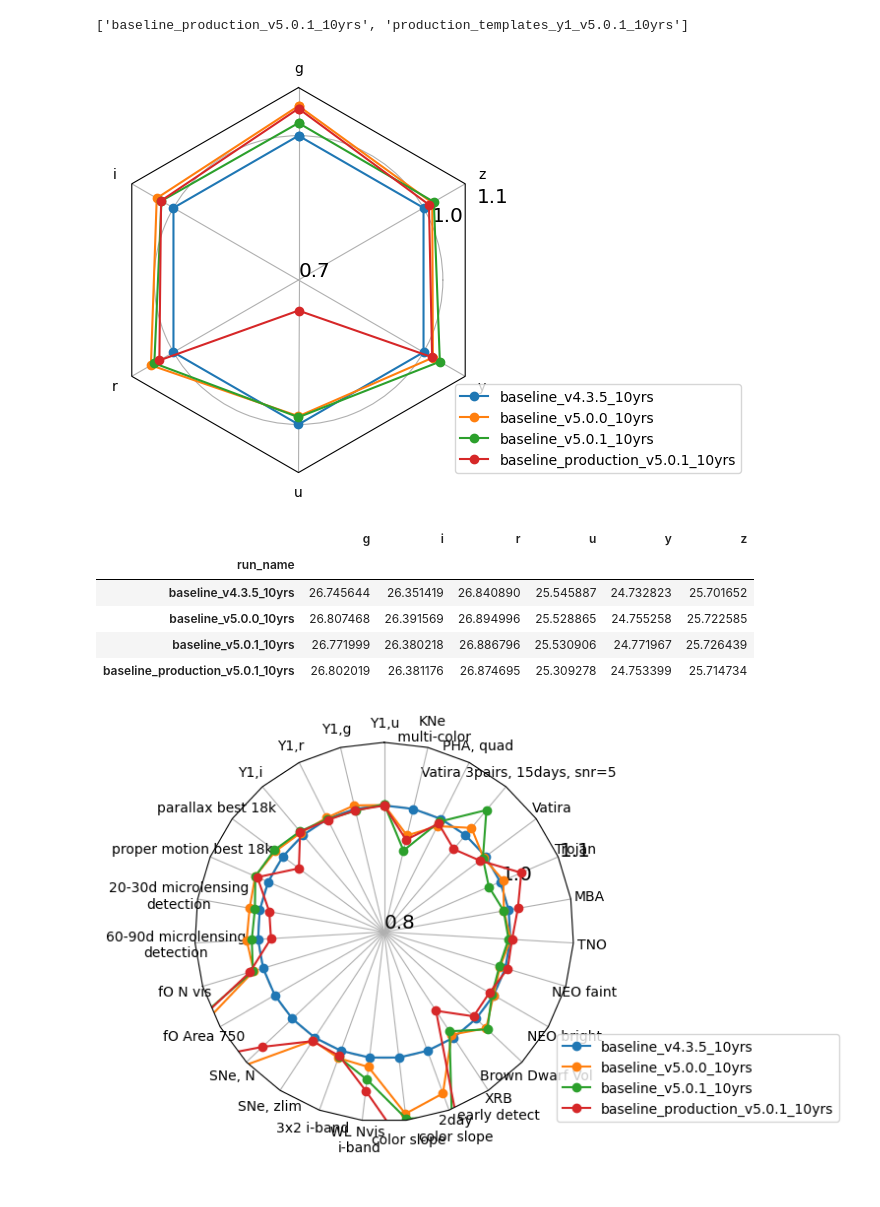
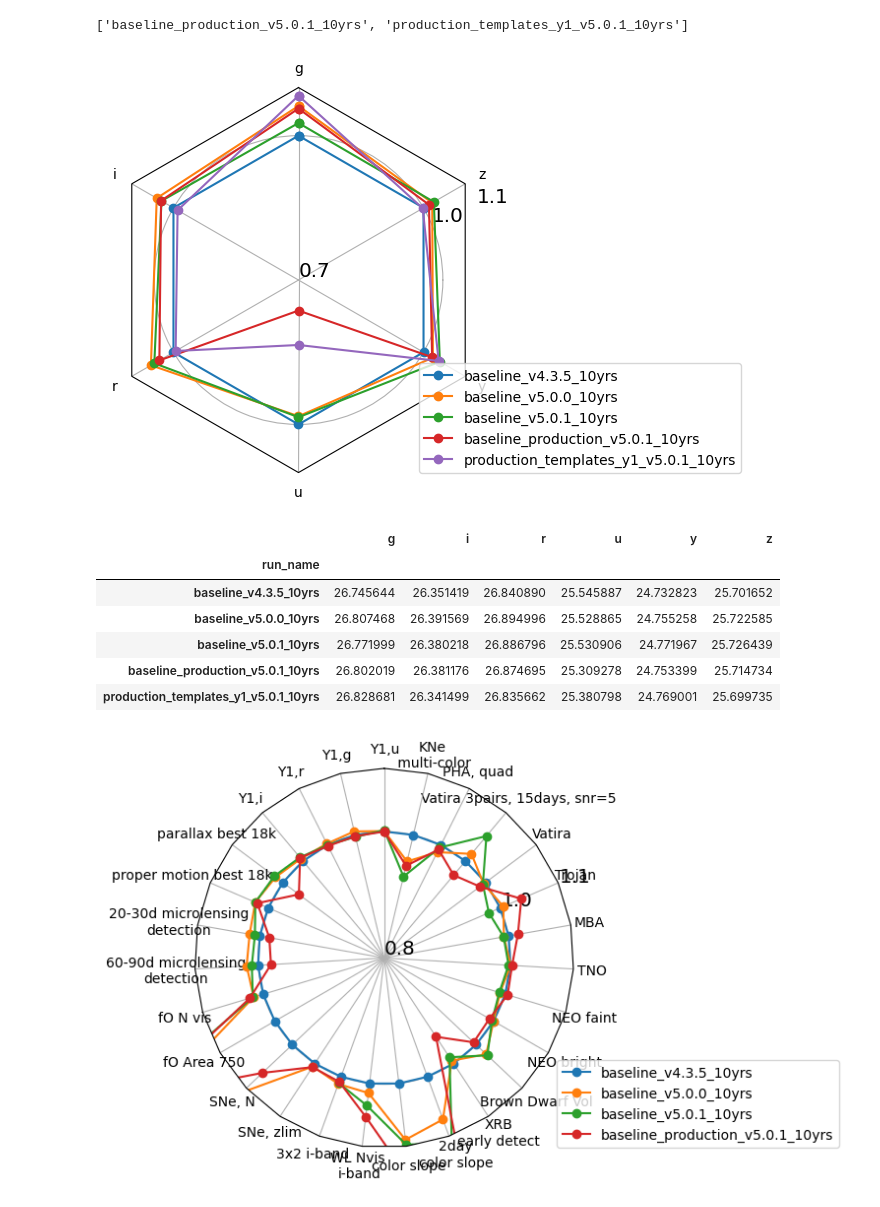
Before and after one commit to lsst-sims/sims_featureScheduler_runs5.0, a Jupyter notebook: maf/quick_look.ipynb, the cells around one changed output. Saved outputs shown, nothing was run; the diff lists cells and outputs as text; code cells hidden in the pictures.

```diff
--- a/maf/quick_look.ipynb
+++ b/maf/quick_look.ipynb
@@ -214,12 +214,12 @@ for key in gaps_dict:
 # %% [output]
 ['baseline_production_v5.0.1_10yrs', 'production_templates_y1_v5.0.1_10yrs']
 # %%
-runs = ['baseline_v4.3.5_10yrs', 'baseline_v5.0.0_10yrs', 'baseline_v5.0.1_10yrs', 'baseline_production_v5.0.1_10yrs']
+runs = ['baseline_v4.3.5_10yrs', 'baseline_v5.0.0_10yrs', 'baseline_v5.0.1_10yrs', 'baseline_production_v5.0.1_10yrs', 'production_templates_y1_v5.0.1_10yrs']
 ndata = norm_df(mag_data, runs, cols=mag_data.columns.values.tolist(),
                  mag_cols = mag_cols, norm_run='baseline_v4.3.5_10yrs')#, invert_cols=['u', 'g', 'r', 'i', 'z', 'y'])
 fig, ax = radar(ndata, legend=True, rgrids=[0.7, 1.0, 1.1], bbox_to_anchor=(1.65, 0))
 # %% [output]
-[figure, old version]
+[figure, new version]
 # %%
 mag_data.loc[runs]
 # %% [output]
@@ -229,6 +229,7 @@ mag_data.loc[runs]
 | baseline_v5.0.0_10yrs | 26.807468 | 26.391569 | 26.894996 | 25.528865 | 24.755258 | 25.722585 |
 | baseline_v5.0.1_10yrs | 26.771999 | 26.380218 | 26.886796 | 25.530906 | 24.771967 | 25.726439 |
 | baseline_production_v5.0.1_10yrs | 26.802019 | 26.381176 | 26.874695 | 25.309278 | 24.753399 | 25.714734 |
+| production_templates_y1_v5.0.1_10yrs | 26.828681 | 26.341499 | 26.835662 | 25.380798 | 24.769001 | 25.699735 |
 # %%
 ndata = norm_df(data, runs, cols=data.columns.values.tolist(),
                 invert_cols=invert_cols, mag_cols = mag_cols, norm_run='baseline_v4.3.5_10yrs')
```
Also changed, not shown: 1 other file.
